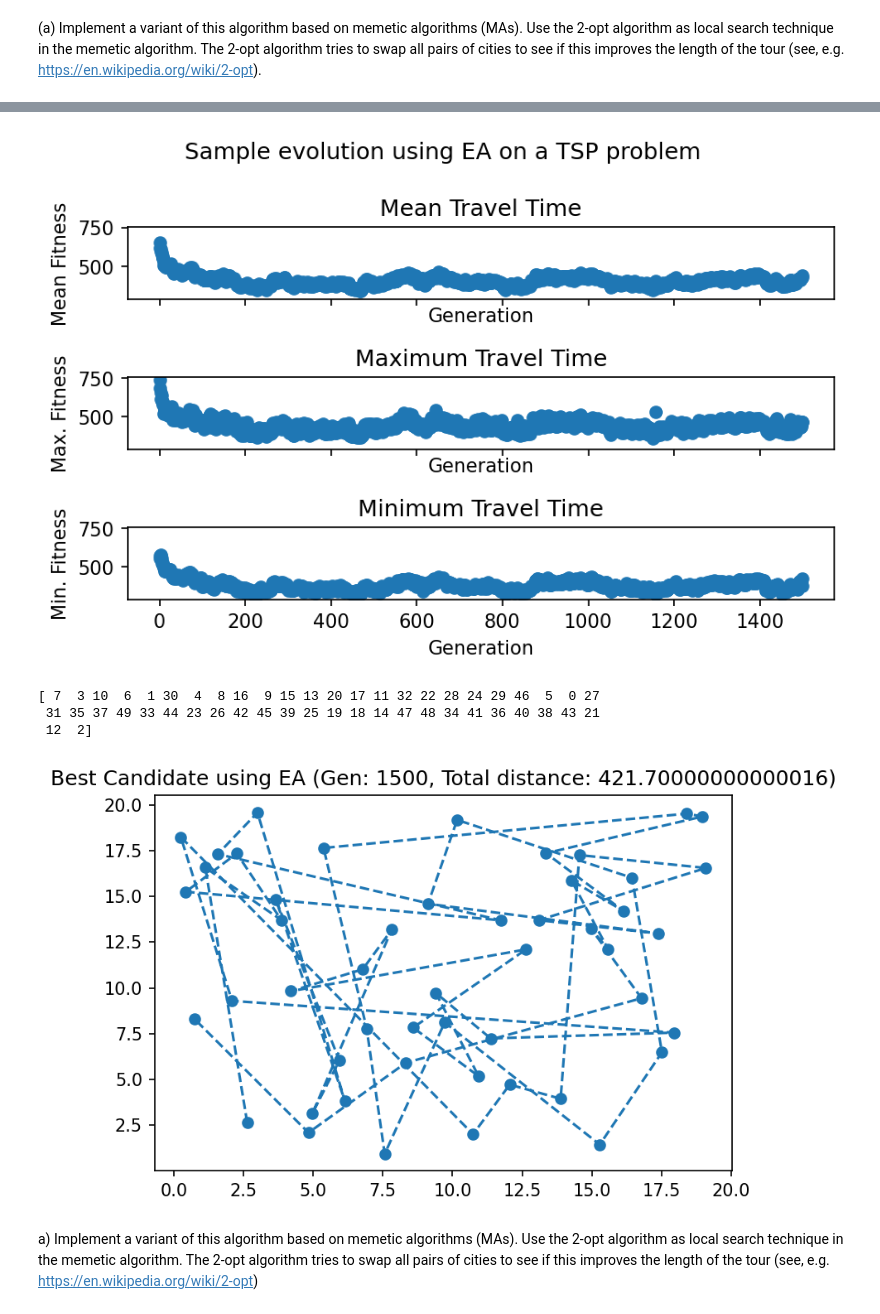
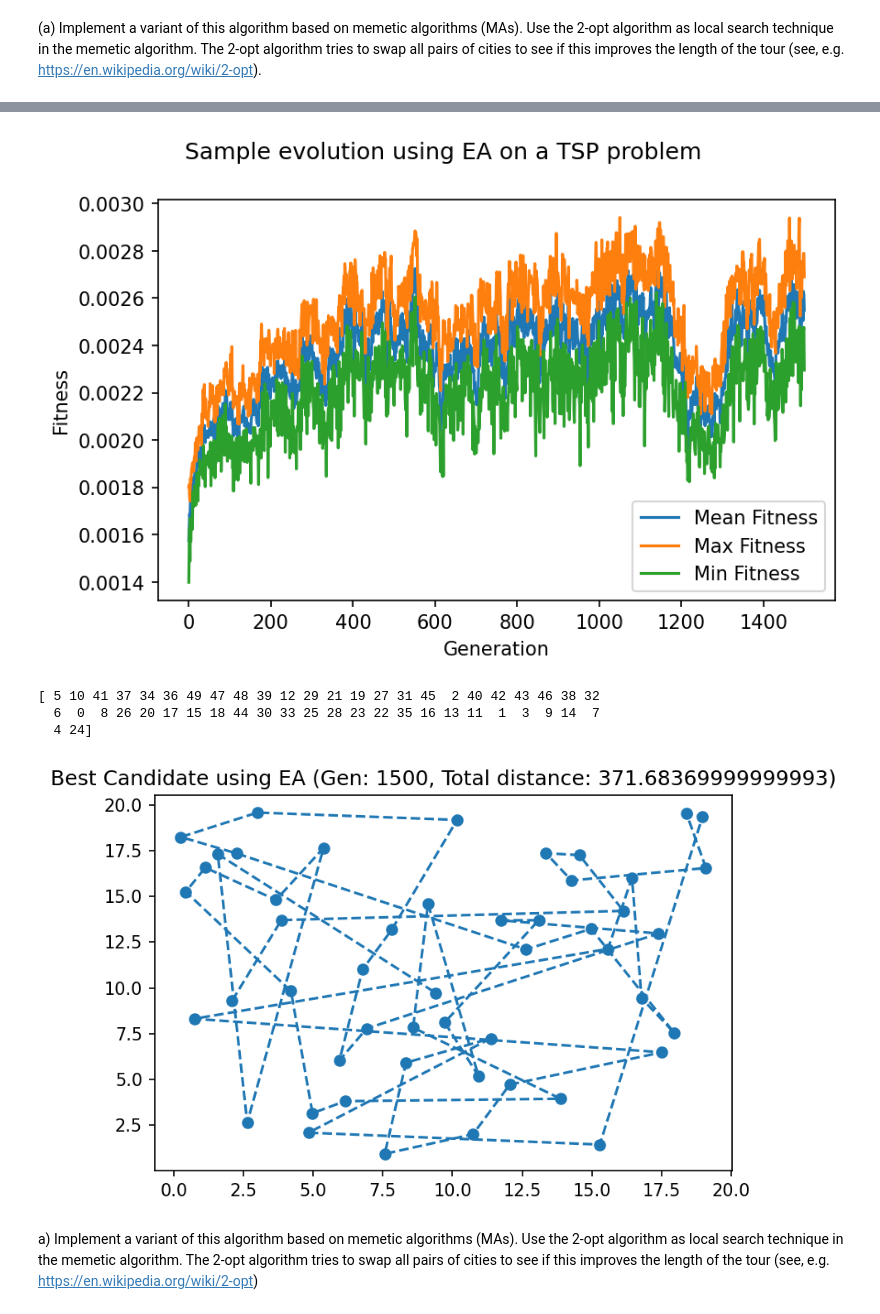
Before and after one commit to JanSchering/natural_computing, a Jupyter notebook: assignment_1/Ex6.ipynb, the cells around one changed output, grey strips where cells are left out. Saved outputs shown, nothing was run; the diff lists cells and outputs as text; code cells hidden in the pictures.

```diff
--- a/assignment_1/Ex6.ipynb
+++ b/assignment_1/Ex6.ipynb
@@ -119,12 +119,12 @@ def tournament_select(population:np.ndarray, eval_fitness):
     else:
         return cand2
 # %%
-def eval_population(pop:np.ndarray, calc_travel_time):
+def eval_population(pop:np.ndarray, calc_fitness):
     """Returns (mean_fitness, max_fitness, min_fitness, best_candidate) of the population"""
-    travel_times = []
+    fitnesses = []
     for individual in pop:
-        travel_times.append(calc_travel_time(individual))
-    return np.mean(travel_times), np.max(travel_times), np.min(travel_times), np.argmin(travel_times)
+        fitnesses.append(calc_fitness(individual))
+    return np.mean(fitnesses), np.max(fitnesses), np.min(fitnesses), np.argmax(fitnesses)
 
 def prep_travel_map(candidate, map):
     print(candidate)
@@ -141,58 +141,52 @@ def simple_EA(city_dist:np.ndarray, pop_size:int, max_gen:int, eval_fitness, get
     population = init_population(pop_size, num_chromosomes)
     # Create array to collect fitness statistics
     stats = []
-    stats.append(eval_population(population, get_travel_time)[:-1])
+    stats.append(eval_population(population, eval_fitness)[:-1])
     # probability for mutation
     p_m = 0.1
     # initial generation
     gen = 1
     while gen < max_gen:
         new_pop = np.zeros(population.shape, dtype=int)
         for i in range(0, pop_size, 2):
             parent1 = tournament_select(population, eval_fitness)
             parent2 = tournament_select(population, eval_fitness)
             offspring1, offspring2 = crossover(population[parent1], population[parent2])
             new_pop[i] = offspring1
             new_pop[i+1] = offspring2
             if random.random() < p_m:
                 new_pop[i] = mutate(new_pop[i])
             if random.random() < p_m:
                 new_pop[i+1] = mutate(new_pop[i+1])
 
-        stats.append(eval_population(new_pop, get_travel_time)[:-1])
+        stats.append(eval_population(new_pop, eval_fitness)[:-1])
         population = new_pop
         gen += 1
     return population, stats
 
 
 # Get Problem Setup
 city_dist = get_cities(cities_path)
 max_gens = 1500
 pop_size = 10
 # Create fitness function
 fitness_func, travel_time_func = get_fitness_func(city_dist)
 population, stats = simple_EA(city_dist, pop_size, max_gens, fitness_func, travel_time_func)
-fig, axs = plt.subplots(3, facecolor='w', sharex=True, sharey=True)
-axs[0].scatter(np.arange(max_gens), [stat[0] for stat in stats])
-axs[0].title.set_text("Mean Travel Time")
-axs[0].set_xlabel('Generation')
-axs[0].set_ylabel('Mean Fitness')
-axs[1].scatter(np.arange(max_gens), [stat[1] for stat in stats])
-axs[1].title.set_text("Maximum Travel Time")
-axs[1].set_xlabel('Generation')
-axs[1].set_ylabel('Max. Fitness')
-axs[2].scatter(np.arange(max_gens), [stat[2] for stat in stats])
-axs[2].title.set_text("Minimum Travel Time")
-axs[2].set_xlabel('Generation')
-axs[2].set_ylabel('Min. Fitness')
+fig, axs = plt.subplots(1, facecolor='w', sharex=True, sharey=True)
+axs.plot(np.arange(max_gens), [stat[0] for stat in stats], label="Mean Fitness")
+axs.plot(np.arange(max_gens), [stat[1] for stat in stats], label="Max Fitness")
+axs.plot(np.arange(max_gens), [stat[2] for stat in stats], label="Min Fitness")
+axs.set_xlabel('Generation')
+axs.set_ylabel('Fitness')
+axs.legend(loc="best")
 fig.suptitle("Sample evolution using EA on a TSP problem")
 fig.tight_layout()
 fig.set_dpi(150)
 # %% [output]
-[figure, old version]
+[figure, new version]
 # %%
 fig, axs = plt.subplots(facecolor='w')
-_,_,_,best_idx = eval_population(population, travel_time_func)
+_,_,_,best_idx = eval_population(population, fitness_func)
 best_candidate = population[best_idx]
 best_travel_time = travel_time_func(best_candidate)
 x_coords, y_coords = prep_travel_map(best_candidate, city_dist)
@@ -200,10 +194,10 @@ axs.plot(x_coords, y_coords, marker='o', linestyle="--")
 axs.title.set_text(f"Best Candidate using EA (Gen: {max_gens}, Total distance: {best_travel_time})")
 fig.set_dpi(150)
 # %% [output]
-[ 7  3 10  6  1 30  4  8 16  9 15 13 20 17 11 32 22 28 24 29 46  5  0 27
- 31 35 37 49 33 44 23 26 42 45 39 25 19 18 14 47 48 34 41 36 40 38 43 21
- 12  2]
+[ 5 10 41 37 34 36 49 47 48 39 12 29 21 19 27 31 45  2 40 42 43 46 38 32
+  6  0  8 26 20 17 15 18 44 30 33 25 28 23 22 35 16 13 11  1  3  9 14  7
+  4 24]
-[figure, old version]
+[figure, new version]
 # %% [markdown]
 a) Implement a variant of this algorithm based on memetic algorithms (MAs). Use
 the 2-opt algorithm as local search technique in the memetic algorithm. The
```
Also changed, not shown: parts of 6 cells of this notebook.
